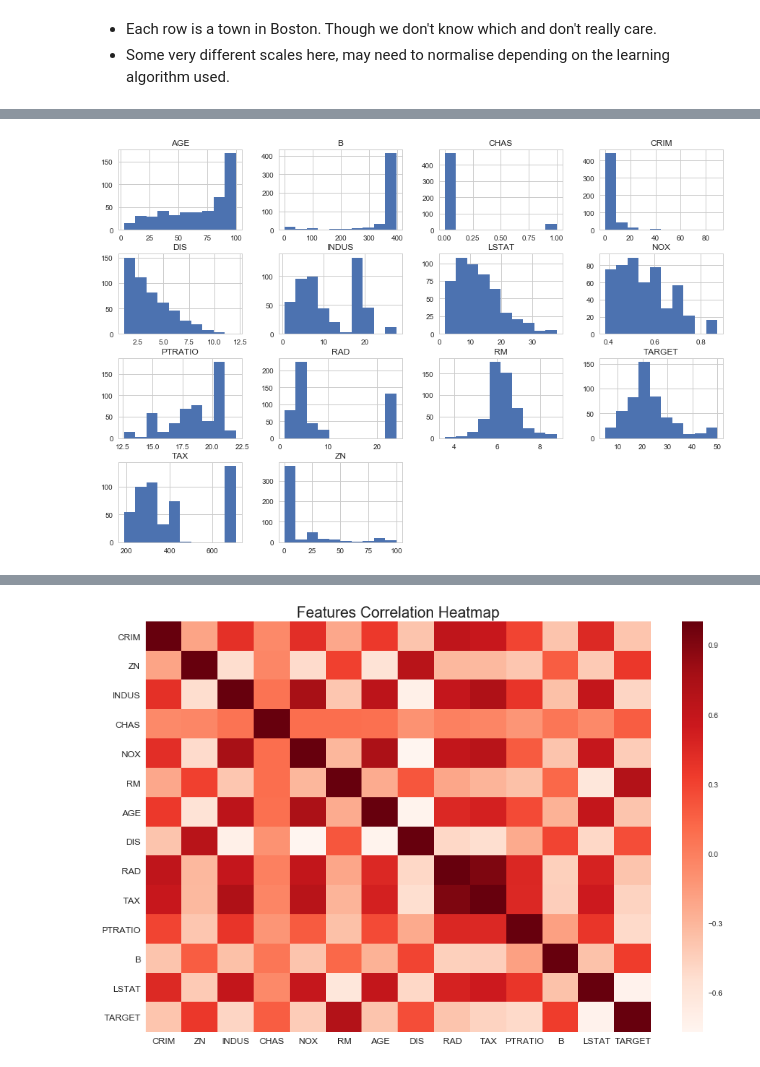
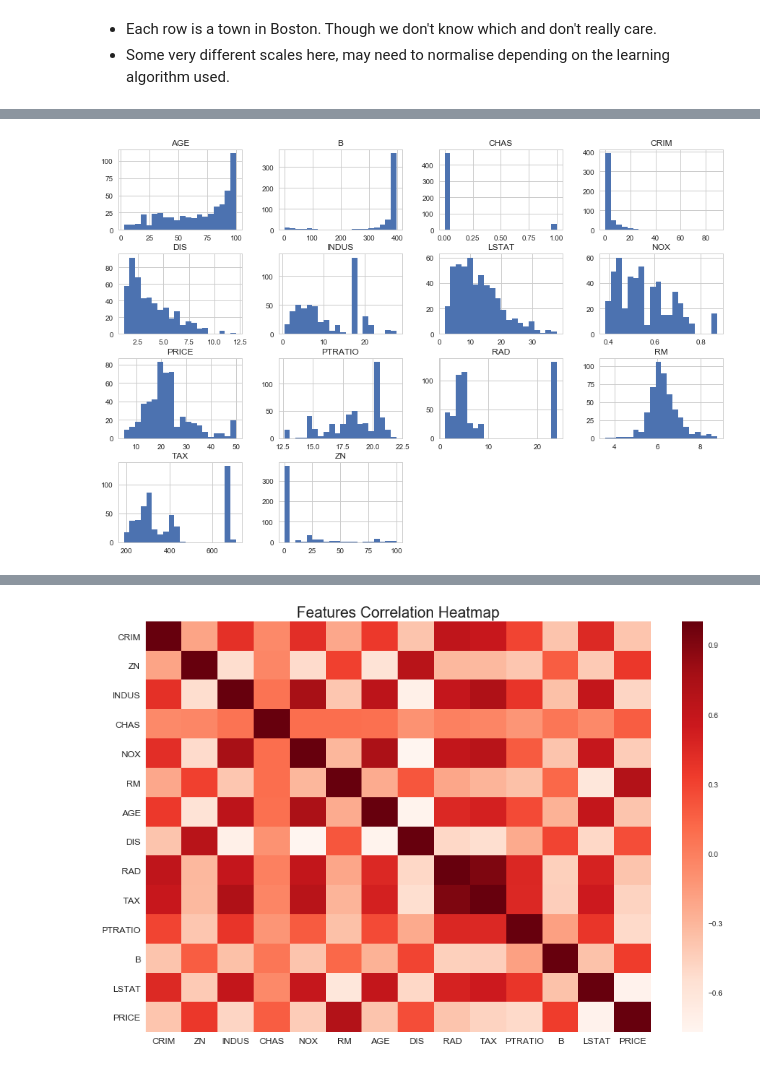
Before and after one commit to spiritedtechie/boston-house-prices-prediction, a Jupyter notebook: Boston House Prices - Data Exploration.ipynb, the cells around one changed output, grey strips where cells are left out. Drawn from its saved outputs; the diff is of its cells as text; code cells hidden in the pictures.

```diff
--- a/Boston House Prices - Data Exploration.ipynb
+++ b/Boston House Prices - Data Exploration.ipynb
@@ -49,7 +48,7 @@ Data Set Characteristics:
 # %%
 df = pd.DataFrame(data=boston.data,
                   columns= boston['feature_names'])
-df['TARGET'] = pd.Series(boston.target)
+df['PRICE'] = pd.Series(boston.target)
 df.head()
 # %% [output]
 |  | CRIM | ZN | INDUS | CHAS | NOX | RM | AGE | DIS | RAD | TAX | PTRATIO | ... |
@@ -76,8 +93,8 @@ df.describe()
 # %%
-df.hist(figsize=(15, 10))
+df.hist(figsize=(15, 10), bins=20)
 plt.show()
 # %% [output]
-[figure, old version]
+[figure, new version]
 # %%
 corr = df.corr()
 # %%
```
Also changed, not shown: parts of 8 cells of this notebook, 1 other file.
